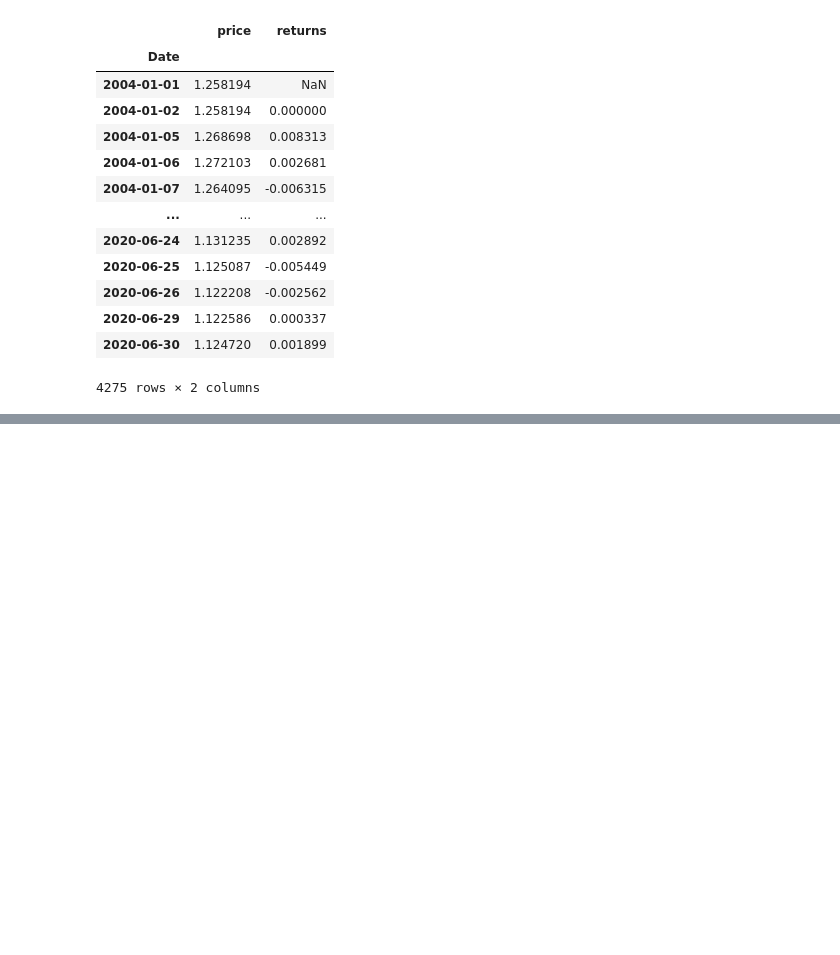
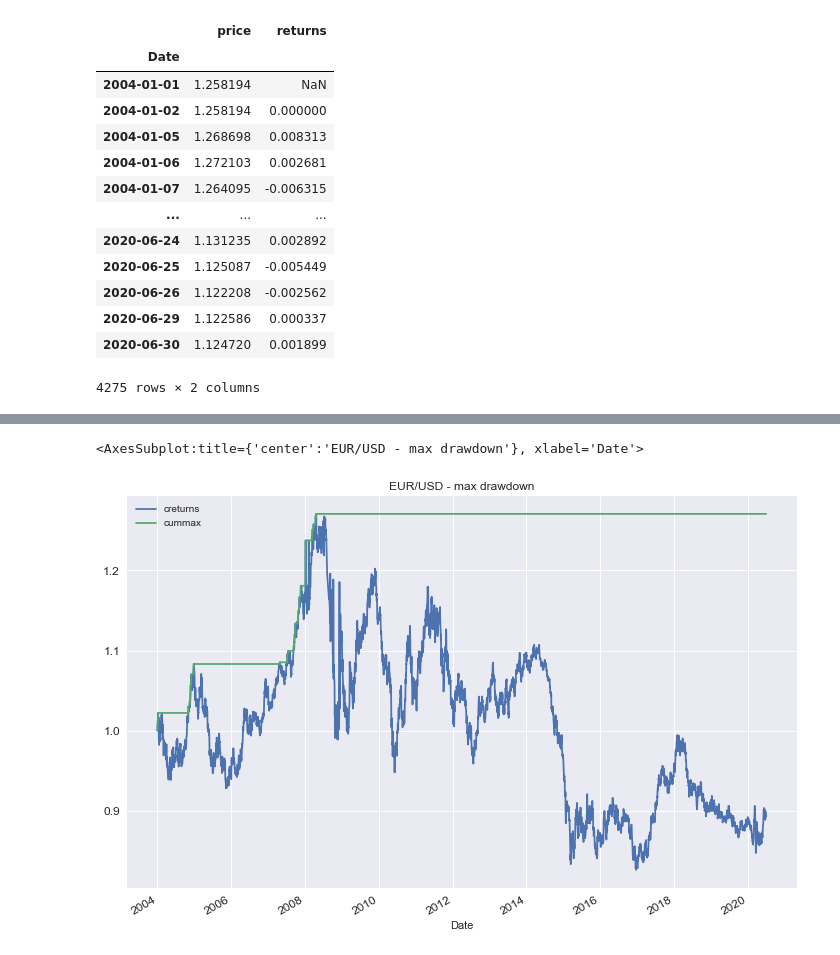
Before and after one commit to cmj123/python_technical_analysis, a Jupyter notebook: section05-sma/sma.ipynb, the cells around one changed output, grey strips where cells are left out. Saved outputs shown, nothing was run; the diff lists cells and outputs as text; code cells hidden in the pictures; blank space fills up the shorter version.

```diff
--- a/section05-sma/sma.ipynb
+++ b/section05-sma/sma.ipynb
@@ -63,0 +192,2 @@ df
+# %%
+df["cummax"] = df.creturns.cummax()
@@ -63,0 +211,5 @@ df
+# %%
+df[["creturns","cummax"]].dropna().plot(figsize=(12,8), title = "EUR/USD - max drawdown", fontsize=12)
+# %% [output]
+<AxesSubplot:title={'center':'EUR/USD - max drawdown'}, xlabel='Date'>
+[figure, added]
```
Also changed, not shown: parts of 24 cells of this notebook.
